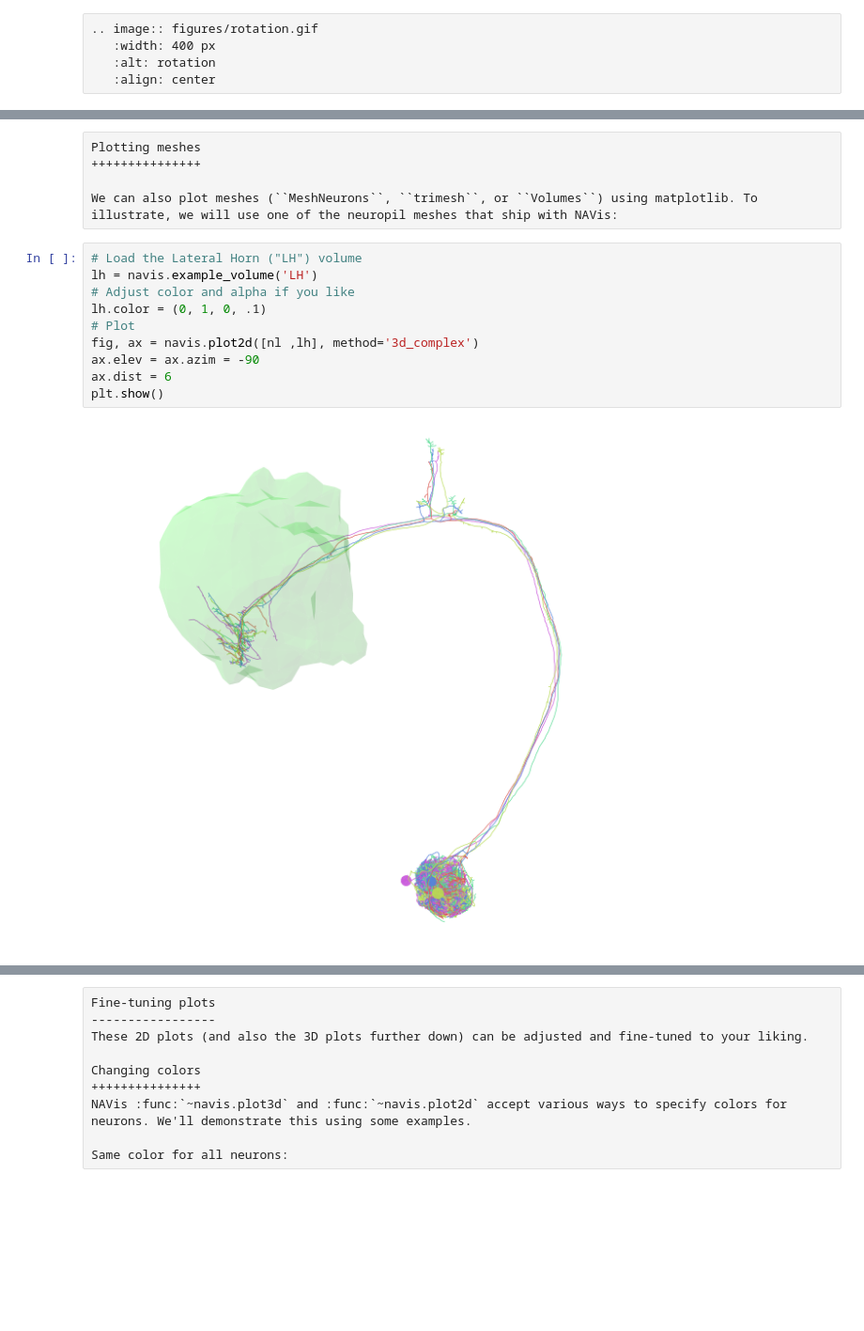
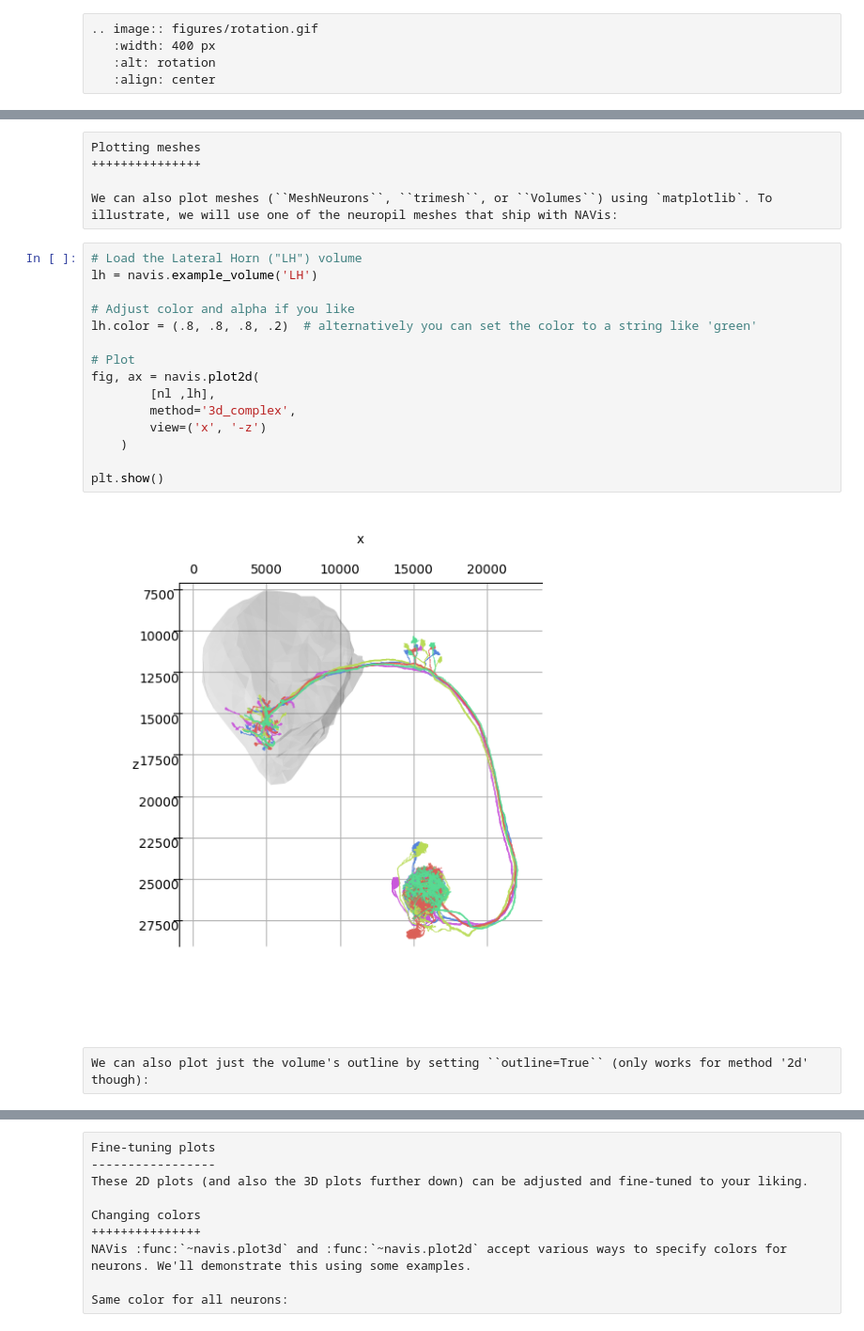
Before and after one commit to navis-org/navis, a Jupyter notebook: docs/source/tutorials/plotting.ipynb, the cells around one changed output, grey strips where cells are left out. Shown at 94% size. Cells and saved outputs as stored; diff of their text form; blank space fills up the shorter version.

```diff
--- a/docs/source/tutorials/plotting.ipynb
+++ b/docs/source/tutorials/plotting.ipynb
@@ -110,16 +145,23 @@ for i in range(0, 360, 10):
 Plotting meshes
 +++++++++++++++
 
-We can also plot meshes (``MeshNeurons``, ``trimesh``, or ``Volumes``) using matplotlib. To illustrate, we will use one of the neuropil meshes that ship with NAVis:
+We can also plot meshes (``MeshNeurons``, ``trimesh``, or ``Volumes``) using `matplotlib`. To illustrate, we will use one of the neuropil meshes that ship with NAVis:
 # %%
 # Load the Lateral Horn ("LH") volume
 lh = navis.example_volume('LH')
+
 # Adjust color and alpha if you like
-lh.color = (0, 1, 0, .1)
+lh.color = (.8, .8, .8, .2)  # alternatively you can set the color to a string like 'green'
+
 # Plot
-fig, ax = navis.plot2d([nl ,lh], method='3d_complex')
-ax.elev = ax.azim = -90
-ax.dist = 6
+fig, ax = navis.plot2d(
+        [nl ,lh],
+        method='3d_complex',
+        view=('x', '-z')
+    )
+
 plt.show()
 # %% [output]
-[figure, old version]
+[figure, new version]
+# %% [raw]
+We can also plot just the volume's outline by setting ``outline=True`` (only works for method '2d' though):
```
Also changed, not shown: parts of 57 cells of this notebook.
